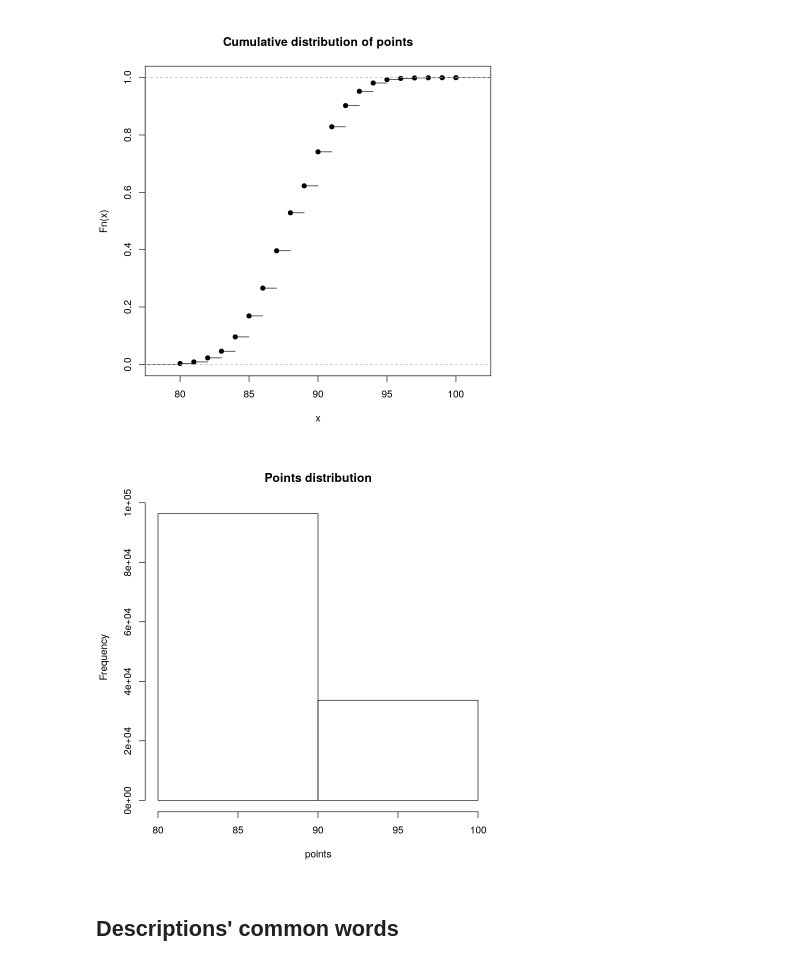
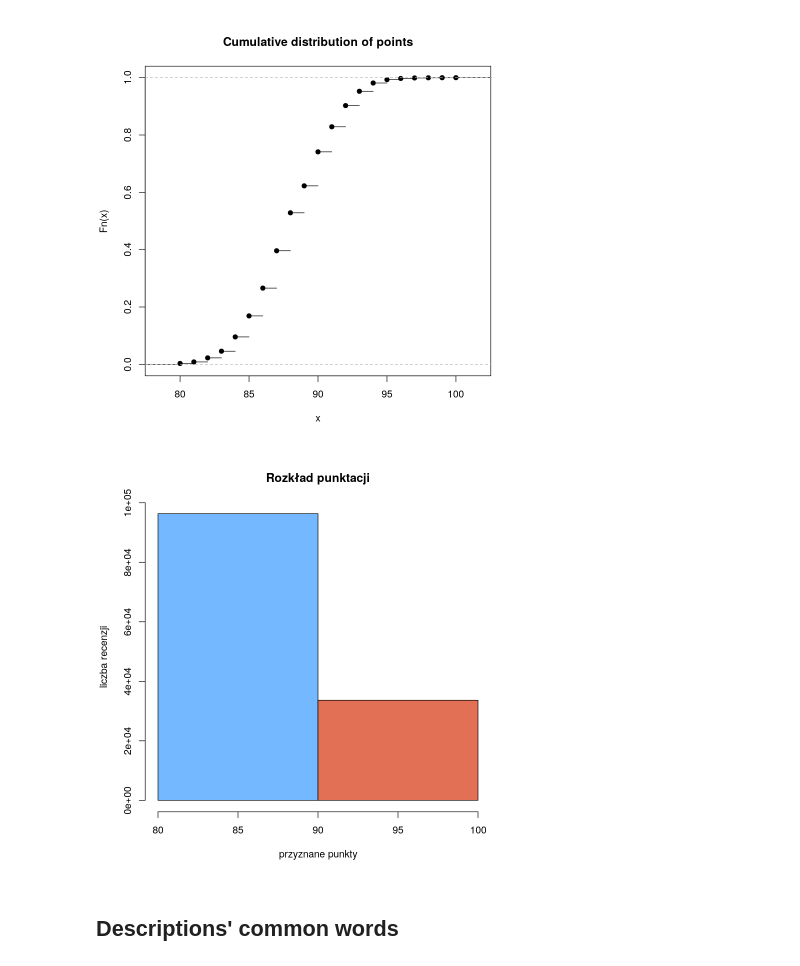
Before and after one commit to grypesc/wine-reviews-analysis-in-r, a Jupyter notebook: data_analysis.ipynb, the cells around one changed output. Drawn from its saved outputs; the diff is of its cells as text; code cells hidden in the pictures.

Commit message:
colorful histogram

```diff
--- a/data_analysis.ipynb
+++ b/data_analysis.ipynb
@@ -84,7 +79,14 @@ plot(ecdf(df$points), main='Cumulative distribution of points')
 # %%
-hist(df$points, breaks=c(80,90,100), xlab='points', main='Points distribution')
+hist(
+    df$points,
+    breaks=c(80,90,100),
+    col=c('#74b9ff', '#e17055'),
+    xlab='przyznane punkty',
+    ylab='liczba recenzji',
+    main='Rozkład punktacji'
+)
 # %% [output]
-[figure, old version]
+[figure, new version]
 # %% [markdown]
 ## Descriptions' common words
 # %% [markdown]
```
Also changed, not shown: parts of 5 cells of this notebook.
